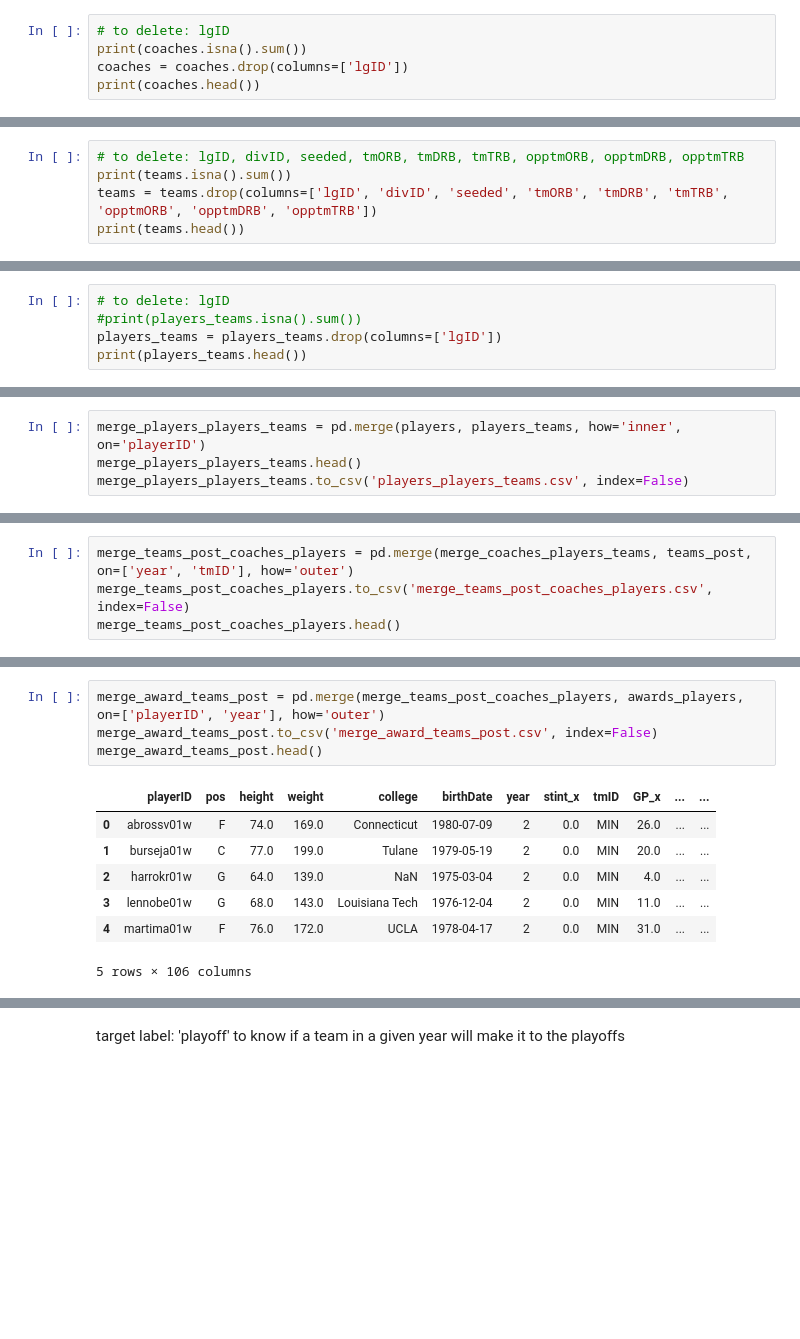
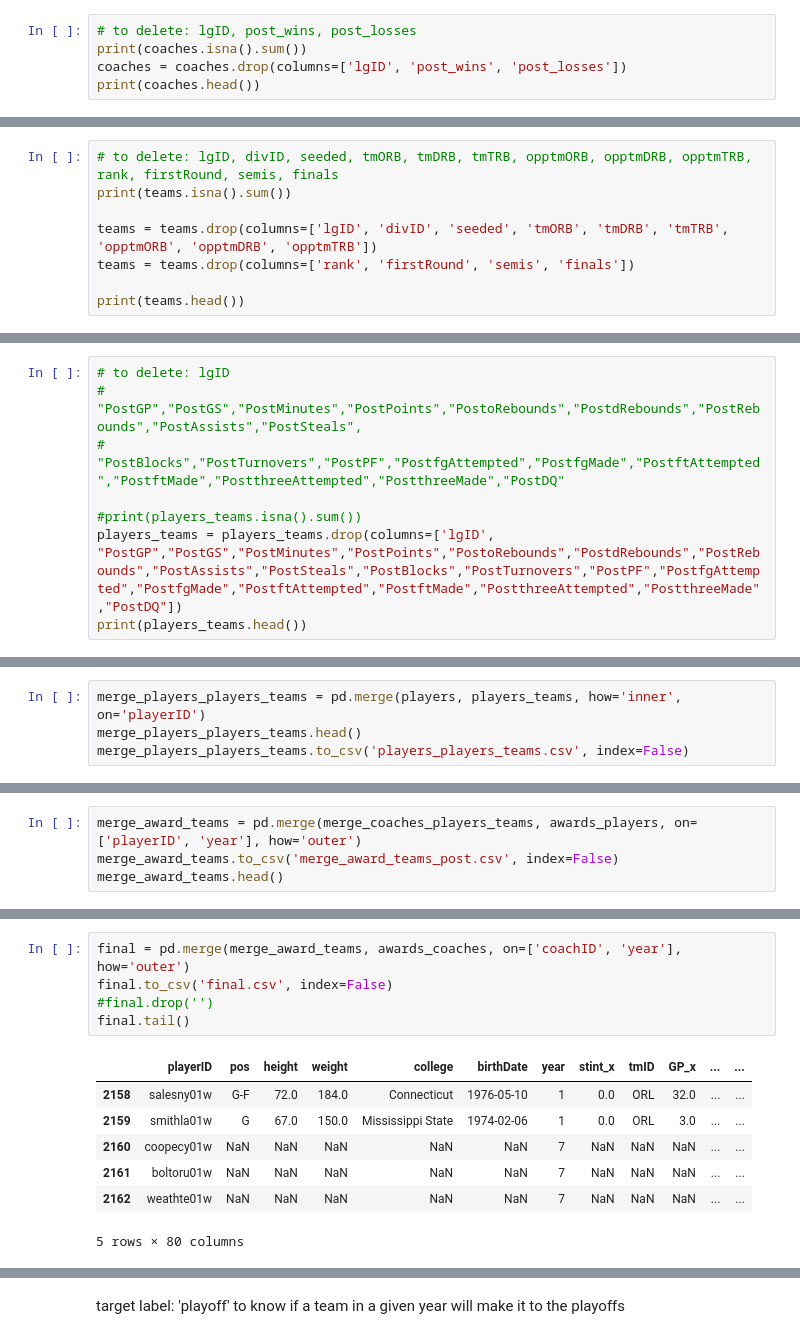
Before and after one commit to zearaujo11/AC, a Jupyter notebook: main.ipynb, the cells around one changed output, grey strips where cells are left out. Saved outputs shown, nothing was run; the diff lists cells and outputs as text; blank space fills up the shorter version.

```diff
--- a/main.ipynb
+++ b/main.ipynb
@@ -78,9 +78,9 @@ dtype: int64
 3  adamsda01w  F-C    73.0     239          Texas A&M  1989-02-19
 4  adamsjo01w    C    75.0     180         New Mexico  1981-05-24
 # %%
-# to delete: lgID
+# to delete: lgID, post_wins, post_losses
 print(coaches.isna().sum())
-coaches = coaches.drop(columns=['lgID'])
+coaches = coaches.drop(columns=['lgID', 'post_wins', 'post_losses'])
 print(coaches.head())
 # %% [output]
 coachID        0
@@ -102,7 +102,10 @@ dtype: int64
 # %%
-# to delete: lgID, divID, seeded, tmORB, tmDRB, tmTRB, opptmORB, opptmDRB, opptmTRB
+# to delete: lgID, divID, seeded, tmORB, tmDRB, tmTRB, opptmORB, opptmDRB, opptmTRB, rank, firstRound, semis, finals
 print(teams.isna().sum())
+
 teams = teams.drop(columns=['lgID', 'divID', 'seeded', 'tmORB', 'tmDRB', 'tmTRB', 'opptmORB', 'opptmDRB', 'opptmTRB'])
+teams = teams.drop(columns=['rank', 'firstRound', 'semis', 'finals'])
+
 print(teams.head())
 # %% [output]
 year        0
@@ -125,7 +128,10 @@ Length: 61, dtype: int64
 # %%
 # to delete: lgID
+# "PostGP","PostGS","PostMinutes","PostPoints","PostoRebounds","PostdRebounds","PostRebounds","PostAssists","PostSteals",
+# "PostBlocks","PostTurnovers","PostPF","PostfgAttempted","PostfgMade","PostftAttempted","PostftMade","PostthreeAttempted","PostthreeMade","PostDQ"
+
 #print(players_teams.isna().sum())
-players_teams = players_teams.drop(columns=['lgID'])
+players_teams = players_teams.drop(columns=['lgID', "PostGP","PostGS","PostMinutes","PostPoints","PostoRebounds","PostdRebounds","PostRebounds","PostAssists","PostSteals","PostBlocks","PostTurnovers","PostPF","PostfgAttempted","PostfgMade","PostftAttempted","PostftMade","PostthreeAttempted","PostthreeMade","PostDQ"])
 print(players_teams.head())
 # %% [output]
      playerID  year  stint tmID  GP  GS  minutes  points  oRebounds
@@ -224,6 +206,6 @@ merge_coaches_players_teams.head()
 # %%
-merge_teams_post_coaches_players = pd.merge(merge_coaches_players_teams, teams_post, on=['year', 'tmID'], how='outer')
-merge_teams_post_coaches_players.to_csv('merge_teams_post_coaches_players.csv', index=False)
-merge_teams_post_coaches_players.head()
+merge_award_teams = pd.merge(merge_coaches_players_teams, awards_players, on=['playerID', 'year'], how='outer')
+merge_award_teams.to_csv('merge_award_teams_post.csv', index=False)
+merge_award_teams.head()
 # %% [output]
 |  | playerID | pos | height | weight | college | birthDate | year | stint_x | tmID | GP_x | ... | ... |
@@ -236,12 +218,13 @@ merge_teams_post_coaches_players.head()
 # %%
-merge_award_teams_post = pd.merge(merge_teams_post_coaches_players, awards_players, on=['playerID', 'year'], how='outer')
-merge_award_teams_post.to_csv('merge_award_teams_post.csv', index=False)
-merge_award_teams_post.head()
+final = pd.merge(merge_award_teams, awards_coaches, on=['coachID', 'year'], how='outer')
+final.to_csv('final.csv', index=False)
+#final.drop('')
+final.tail()
 # %% [output]
 |  | playerID | pos | height | weight | college | birthDate | year | stint_x | tmID | GP_x | ... | ... |
-| 0 | abrossv01w | F | 74.0 | 169.0 | Connecticut | 1980-07-09 | 2 | 0.0 | MIN | 26.0 | ... | ... |
-| 1 | burseja01w | C | 77.0 | 199.0 | Tulane | 1979-05-19 | 2 | 0.0 | MIN | 20.0 | ... | ... |
-| 2 | harrokr01w | G | 64.0 | 139.0 | NaN | 1975-03-04 | 2 | 0.0 | MIN | 4.0 | ... | ... |
-| 3 | lennobe01w | G | 68.0 | 143.0 | Louisiana Tech | 1976-12-04 | 2 | 0.0 | MIN | 11.0 | ... | ... |
-| 4 | martima01w | F | 76.0 | 172.0 | UCLA | 1978-04-17 | 2 | 0.0 | MIN | 31.0 | ... | ... |
+| 2158 | salesny01w | G-F | 72.0 | 184.0 | Connecticut | 1976-05-10 | 1 | 0.0 | ORL | 32.0 | ... | ... |
+| 2159 | smithla01w | G | 67.0 | 150.0 | Mississippi State | 1974-02-06 | 1 | 0.0 | ORL | 3.0 | ... | ... |
+| 2160 | coopecy01w | NaN | NaN | NaN | NaN | NaN | 7 | NaN | NaN | NaN | ... | ... |
+| 2161 | boltoru01w | NaN | NaN | NaN | NaN | NaN | 7 | NaN | NaN | NaN | ... | ... |
+| 2162 | weathte01w | NaN | NaN | NaN | NaN | NaN | 7 | NaN | NaN | NaN | ... | ... |
-5 rows × 106 columns
+5 rows × 80 columns
```
Also changed, not shown: parts of 13 cells of this notebook, 8 other files.
